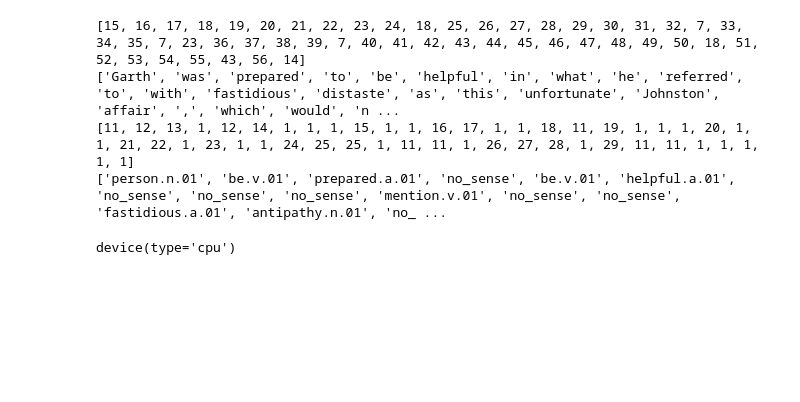
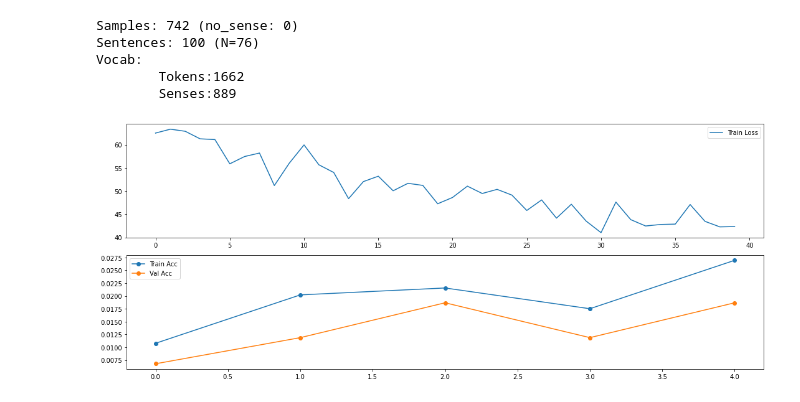
Before and after one commit to omerlevy/tau_amnlp, a Jupyter notebook: attention_exercise/wsd_model.ipynb, the cells around one changed output. Cells and saved outputs as stored; diff of their text form; code cells hidden in the pictures; blank space fills up the shorter version.

Commit message:
added dropout, layer norm, etc.

```diff
--- a/attention_exercise/wsd_model.ipynb
+++ b/attention_exercise/wsd_model.ipynb
@@ -13,25 +1,52 @@ from tqdm import tqdm
-# %%
-import data_loader
-import evaluation
-
-raw_train_dataset, raw_test_dataset, tokens_vocab, y_vocab = data_loader.load_raw_data(S=None)
-# %%
-idx = 1
-print(raw_train_dataset['int_sentences'][idx])
-print(raw_train_dataset['str_sentences'][idx])
-print(raw_train_dataset['int_labels'][idx])
-print(raw_train_dataset['str_labels'][idx])
-# %% [output]
-[15, 16, 17, 18, 19, 20, 21, 22, 23, 24, 18, 25, 26, 27, 28, 29, 30, 31, 32, 7, 33, 34, 35, 7, 23, 36, 37, 38, 39, 7, 40, 41, 42, 43, 44, 45, 46, 47, 48, 49, 50, 18, 51, 52, 53, 54, 55, 43, 56, 14]
-['Garth', 'was', 'prepared', 'to', 'be', 'helpful', 'in', 'what', 'he', 'referred', 'to', 'with', 'fastidious', 'distaste', 'as', 'this', 'unfortunate', 'Johnston', 'affair', ',', 'which', 'would', 'n ...
-[11, 12, 13, 1, 12, 14, 1, 1, 1, 15, 1, 1, 16, 17, 1, 1, 18, 11, 19, 1, 1, 1, 20, 1, 1, 21, 22, 1, 23, 1, 1, 24, 25, 25, 1, 11, 11, 1, 26, 27, 28, 1, 29, 11, 11, 1, 1, 1, 1, 1]
-['person.n.01', 'be.v.01', 'prepared.a.01', 'no_sense', 'be.v.01', 'helpful.a.01', 'no_sense', 'no_sense', 'no_sense', 'mention.v.01', 'no_sense', 'no_sense', 'fastidious.a.01', 'antipathy.n.01', 'no_ ...
 # %%
+import torch
+import data_loader
+import evaluation
+import train
+import model
+
+import matplotlib.pyplot as plt
+
 if torch.cuda.is_available():
     device = torch.device("cuda")
 else:
     device = torch.device("cpu")
-
-device
-# %% [output]
-device(type='cpu')
+# %%
+datasets, tokens_vocab, y_vocab = data_loader.load(['train', 'dev'], S=100)
+datasets['train']
+# %% [output]
+Samples: 742 (no_sense: 0)
+Sentences: 100 (N=76)
+Vocab:
+        Tokens:1662
+        Senses:889
+# %%
+lr=1e-3
+dropout = 0.2
+D=300
+batch_size=100
+num_epochs=5
+
+m = model.WSDModel(
+    tokens_vocab.size(),
+    y_vocab.size(),
+    D=D,
+    dropout_prob=dropout
+).to(device)
+
+optimizer = torch.optim.Adam(m.parameters(), lr=lr, betas=(0.9, 0.999))
+
+losses, train_acc, val_acc = train.train(
+    m, optimizer, datasets['train'], datasets['dev'], num_epochs=num_epochs, batch_size=batch_size)
+# %%
+fig, axs = plt.subplots(nrows=2, figsize=(15, 6))
+
+axs[0].plot(losses, '-', label='Train Loss');
+axs[0].legend()
+axs[1].plot(train_acc, '-o', label='Train Acc');
+axs[1].plot(val_acc, '-o', label='Val Acc');
+axs[1].legend()
+
+plt.tight_layout()
+# %% [output]
+[figure, added]
```
Also changed, not shown: parts of 21 cells of this notebook, 8 other files.
